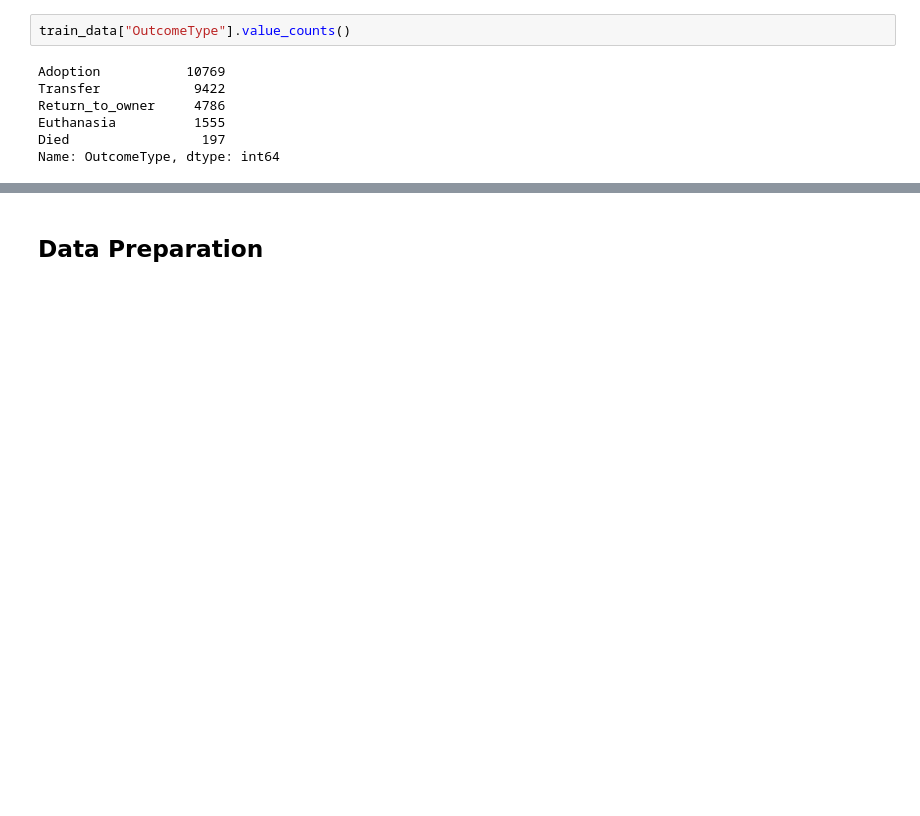
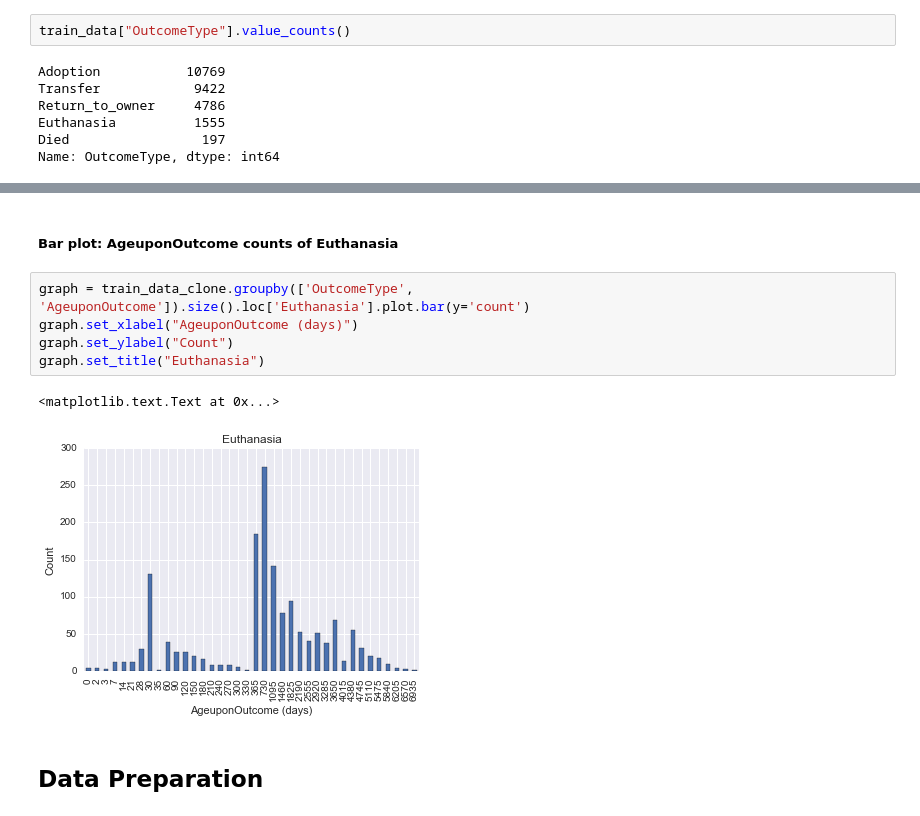
Before and after one commit to iterativo/machine-learning-nanodegree, a Jupyter notebook: projects/capstone/project/capstone_notebook.ipynb, the cells around one changed output, grey strips where cells are left out. Drawn from its saved outputs; the diff is of its cells as text; blank space fills up the shorter version.

```diff
--- a/projects/capstone/project/capstone_notebook.ipynb
+++ b/projects/capstone/project/capstone_notebook.ipynb
@@ -249,3 +353,13 @@ Name: OutcomeType, dtype: int64
+# %% [markdown]
+##### Bar plot: AgeuponOutcome counts of Euthanasia
+# %%
+graph = train_data_clone.groupby(['OutcomeType', 'AgeuponOutcome']).size().loc['Euthanasia'].plot.bar(y='count')
+graph.set_xlabel("AgeuponOutcome (days)")
+graph.set_ylabel("Count")
+graph.set_title("Euthanasia")
+# %% [output]
+<matplotlib.text.Text at 0x...>
+[figure, added]
 # %% [markdown]
 ## Data Preparation
 # %% [markdown]
```
Also changed, not shown: parts of 12 cells of this notebook, 1 other file.
